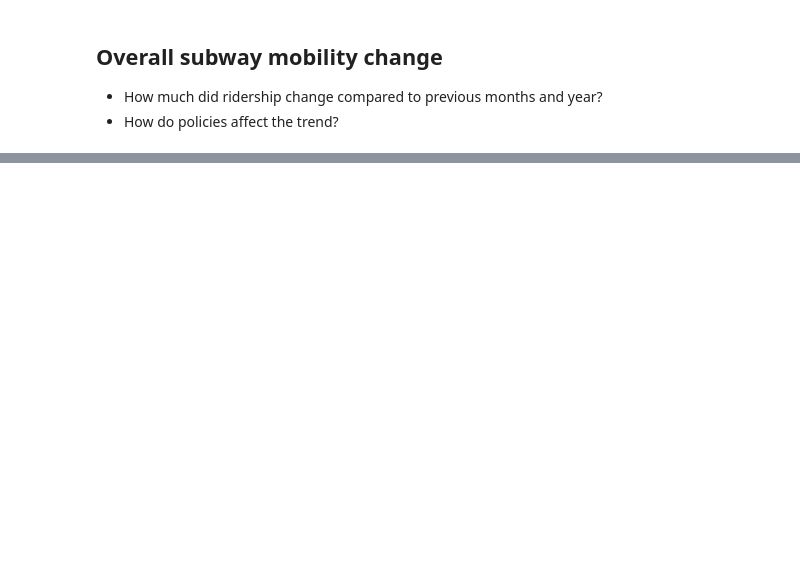
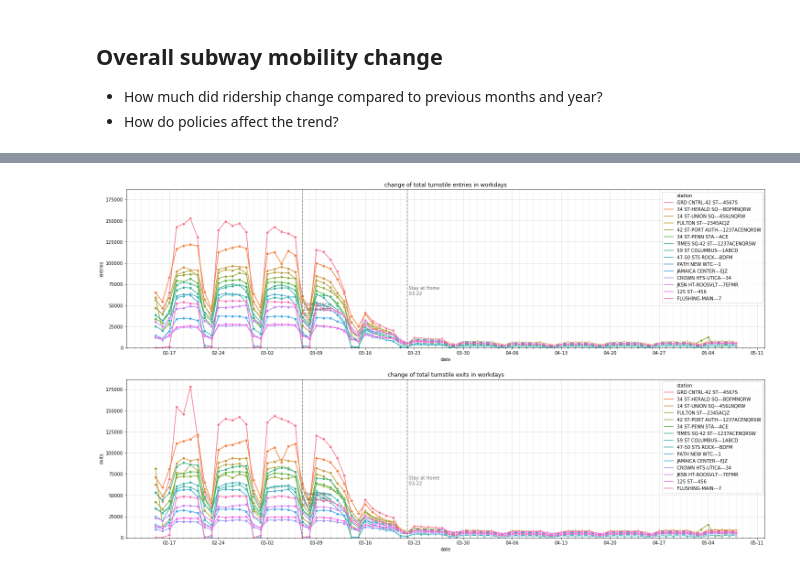
Before and after one commit to mahouoji/MobilityChange, a Jupyter notebook: analysis/turnstile_plots.ipynb, the cells around one changed output, grey strips where cells are left out. Drawn from its saved outputs; the diff is of its cells as text; code cells hidden in the pictures; blank space fills up the shorter version.

```diff
--- a/analysis/turnstile_plots.ipynb
+++ b/analysis/turnstile_plots.ipynb
@@ -172,0 +235,37 @@ plot_total_weekday_change(diff19 ,diff20)
+# %%
+def plot_top_stations(top_ent, top_exi, total, annote=True):
+    top_stations = pd.concat([top_ent, top_exi]).drop_duplicates()
+    station_total = pd.merge(top_stations, total)
+    station_total['station'] = station_total.STATION + '---' + station_total.lines
+    fig, axs = plt.subplots(nrows=2, figsize=(25, 14))
+    sns.lineplot(ax=axs[0], x="date", y='entries', hue='station',
+                 data=station_total, marker='o', color='powderblue')
+    sns.lineplot(ax=axs[1], x="date", y='exits', hue='station',
+                 data=station_total, marker='o', color='powderblue')
+    for ax in axs:
+        ax.xaxis.set_major_locator(mdates.WeekdayLocator(byweekday=MO))
+        ax.xaxis.set_minor_locator(mdates.DayLocator())
+        ax.xaxis.set_major_formatter(mdates.DateFormatter('%m-%d'))
+        ax.grid(linestyle='-',alpha=0.5, which='major')
+        ax.grid(linestyle='-',alpha=0.2, which='minor')
+        ax.legend(loc='upper right')
+    # same y scale in both plots
+    ylim = axs[1].get_ylim()
+    axs[0].set_ylim(0, ylim[1])
+    axs[1].set_ylim(0, ylim[1])
+    # annotations
+    if annote:
+        for i, ax in enumerate(axs):
+            # dates
+            # 3-7 emergency declaration
+            axs[i].axvline(x=dt.datetime(2020,3,7), linestyle='dashed', color='dimgray', alpha=0.8)
+            axs[i].text(x=dt.datetime(2020,3,7), y=ylim[1]/5, s=' Emergency\n Declaration\n 03-07', color='dimgray')
+            # 3-22 stay at home
+            axs[i].axvline(x=dt.datetime(2020,3,22), linestyle='dashed', color='dimgray', alpha=0.8)
+            axs[i].text(x=dt.datetime(2020,3,22), y=ylim[1]/3, s=' Stay at Home\n 03-22', color='dimgray')
+        axs[0].title.set_text('change of total turnstile entries in workdays')
+    axs[1].title.set_text('change of total turnstile exits in workdays')
+    plt.show()
+plot_top_stations(top_ent, top_exi, total.loc[total.date >= pd.to_datetime('2020-02-15')])
+# %% [output]
+[figure, added]
```
Also changed, not shown: parts of 19 cells of this notebook, 4 other files.
